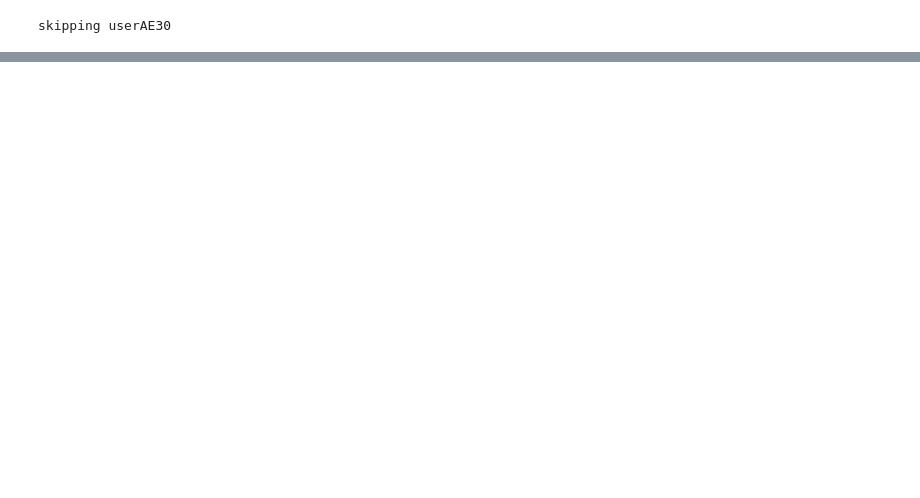
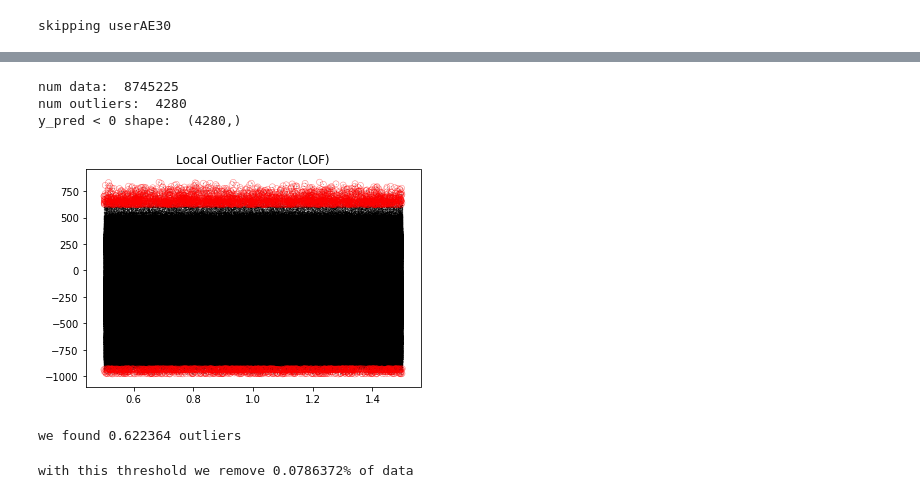
Before and after one commit to joergsimon/thesis, a Jupyter notebook: gesture-analysis/scripts/03 Distribution of values for channels and sensors.ipynb, the cells around one changed output, grey strips where cells are left out. Saved outputs shown, nothing was run; the diff lists cells and outputs as text; code cells hidden in the pictures; blank space fills up the shorter version.

```diff
--- a/gesture-analysis/scripts/03 Distribution of values for channels and sensors.ipynb
+++ b/gesture-analysis/scripts/03 Distribution of values for channels and sensors.ipynb
@@ -142,0 +215,22 @@ test = None
+# %%
+def remove_predictions_inside(x, y_pred, upper_tresh, lower_tresh):
+    y_candidate_idx = np.where(y_pred < 0)[0]
+    x_candidate = x[y_candidate_idx].squeeze()
+    x_upper = (x_candidate > upper_tresh)
+    assert (x_candidate[x_upper] > upper_tresh).all()
+    x_lower = (x_candidate < lower_tresh)
+    assert (x_candidate[x_lower] < lower_tresh).all()
+    x_outside = np.logical_or(x_upper, x_lower)
+    x_inside = np.logical_not(x_outside)#.reshape(len(x_candidate),)
+    #print('u', len(x_upper[x_upper==True]), 'l', len(x_lower[x_lower==True]),
+    #      'o', len(x_outside[x_outside==True]), 'i', len(x_inside[x_inside==True]))
+
+    y_pred_wrong_idx = y_candidate_idx[x_inside]
+    y_pred[y_pred_wrong_idx] = 1.
+    assert ((x[y_pred < 0] < upper_tresh) | (x[y_pred < 0] > lower_tresh)).all()
+    return y_pred
+# %%
+upper_tresh = np.percentile(X, 99.95)#99.95
+lower_tresh = np.percentile(X, 0.03)#0.03
+print('ut', upper_tresh)
+print('lt', lower_tresh)
@@ -142,0 +240,8 @@ test = None
+# %%
+X_perm = np.random.permutation(len(X))
+X_perm = X[X_perm]
+y_preds = []
+for batch in tqdm.tqdm_notebook(range(0, len(X), 500000)):
+    x = X_perm[batch:min(batch+500000, len(X))]
+    y_pred, X_scores = find_outliers_(x)
+    y_preds.append(y_pred)
@@ -142,0 +250,9 @@ test = None
+# %%
+found_outliers = []
+for batch in tqdm.tqdm_notebook(range(0, len(X), 500000)):
+    x = X_perm[batch:min(batch+500000, len(X))]
+    y_pred = y_preds[batch//500000]
+    y_pred = remove_predictions_inside(x, y_pred, upper_tresh, lower_tresh)
+    found_outliers += list(np.where(y_pred < 0)[0] + batch)
+    #visualise_outliers(x, y_pred, X_scores)
+    gc.collect()
@@ -142,0 +261,18 @@ test = None
+# %%
+visualise_total_outliers_for_sensor_scatter(X_perm, np.array(found_outliers))
+# %% [output]
+num data:  8745225
+num outliers:  4280
+y_pred < 0 shape:  (4280,)
+[figure, added]
+# %%
+outside = len(X[X > upper_tresh]) + len(X[X < lower_tresh])
+outlier_factor = len(found_outliers)/outside
+print(f'we found {outlier_factor:g} outliers')
+# %% [output]
+we found 0.622364 outliers
+# %%
+percent_removed = outside/len(X)
+print(f'with this threshold we remove {percent_removed*100:g}% of data')
+# %% [output]
+with this threshold we remove 0.0786372% of data
```
Also changed, not shown: parts of 76 cells of this notebook.
